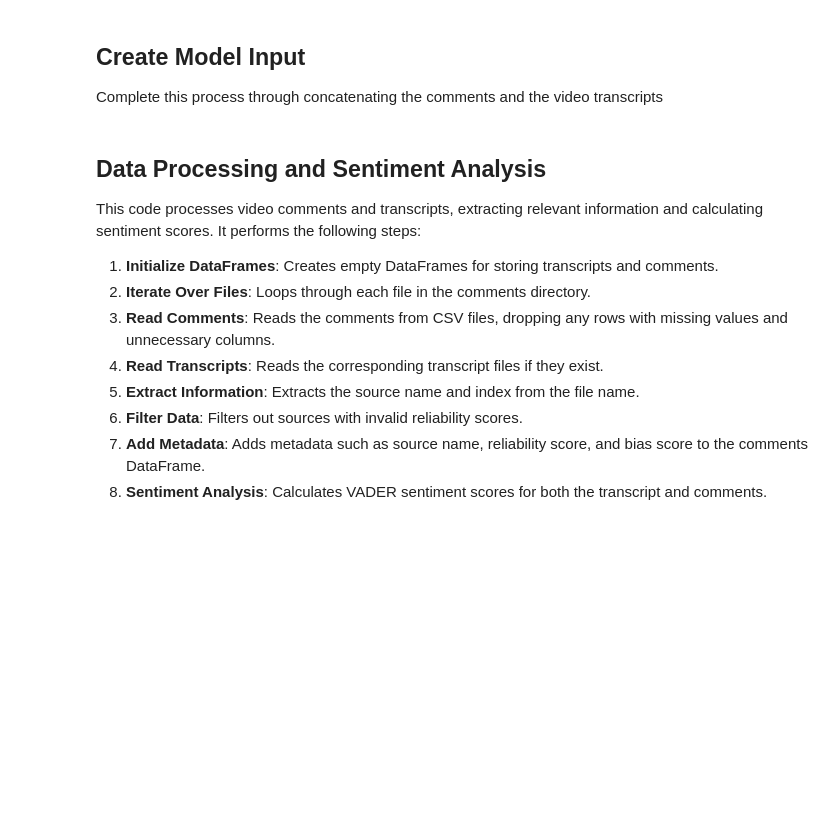
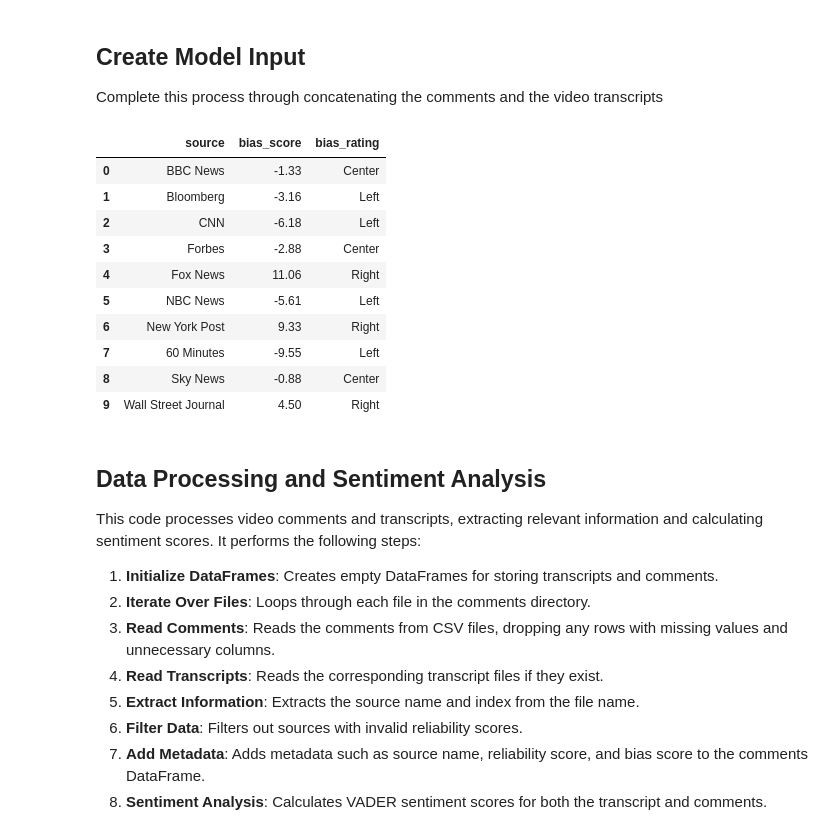
Before and after one commit to alanklin/NLP-Midterm, a Jupyter notebook: Code/text_cleaning_pipeline.ipynb, the cells around one changed output. Cells and saved outputs as stored; diff of their text form; code cells hidden in the pictures; blank space fills up the shorter version.

```diff
--- a/Code/text_cleaning_pipeline.ipynb
+++ b/Code/text_cleaning_pipeline.ipynb
@@ -35,6 +35,45 @@ bias_scores = {"nbc_news": -5.61, "wsj": 4.50, "bbc_news" : -1.33, "bloomberg":
 bias_ratings = {"nbc_news": "Left", "wsj": "Right", "bbc_news" : "Center", "bloomberg": "Left", "cnn" : "Left",
                "sixty_minutes" : "Left", "sky_news" : "Center", "wusa": "Center", "dw_news" : DUDNUM,
                "forbes": "Center", "fox_news": "Right", "podcast_cvt" : DUDNUM, "econ_explained": DUDNUM, "ny_post": "Right"}
+
+source_mapping = {
+    'bbc_news': "BBC News",
+    'bloomberg': "Bloomberg",
+    'cnn': "CNN",
+    'forbes': "Forbes",
+    'fox_news': "Fox News",
+    'nbc_news': "NBC News",
+    'ny_post': "New York Post",
+    'sixty_minutes': "60 Minutes",
+    'sky_news': "Sky News",
+    'wsj': "Wall Street Journal"
+}
+# %%
+import matplotlib.pyplot as plt
+import seaborn as sns
+
+data = {
+    'source': list(source_mapping.values()),
+    'bias_score': [bias_scores[key] for key in source_mapping.keys()],
+    'bias_rating': [bias_ratings[key] for key in source_mapping.keys()]
+}
+
+df = pd.DataFrame(data)
+df = df[df['bias_score'] != DUDNUM]
+
+df
+# %% [output]
+|  | source | bias_score | bias_rating |
+| 0 | BBC News | -1.33 | Center |
+| 1 | Bloomberg | -3.16 | Left |
+| 2 | CNN | -6.18 | Left |
+| 3 | Forbes | -2.88 | Center |
+| 4 | Fox News | 11.06 | Right |
+| 5 | NBC News | -5.61 | Left |
+| 6 | New York Post | 9.33 | Right |
+| 7 | 60 Minutes | -9.55 | Left |
+| 8 | Sky News | -0.88 | Center |
+| 9 | Wall Street Journal | 4.50 | Right |
 # %% [markdown]
 ## Data Processing and Sentiment Analysis
 
```
Also changed, not shown: parts of 1 cell of this notebook, 1 other file.
